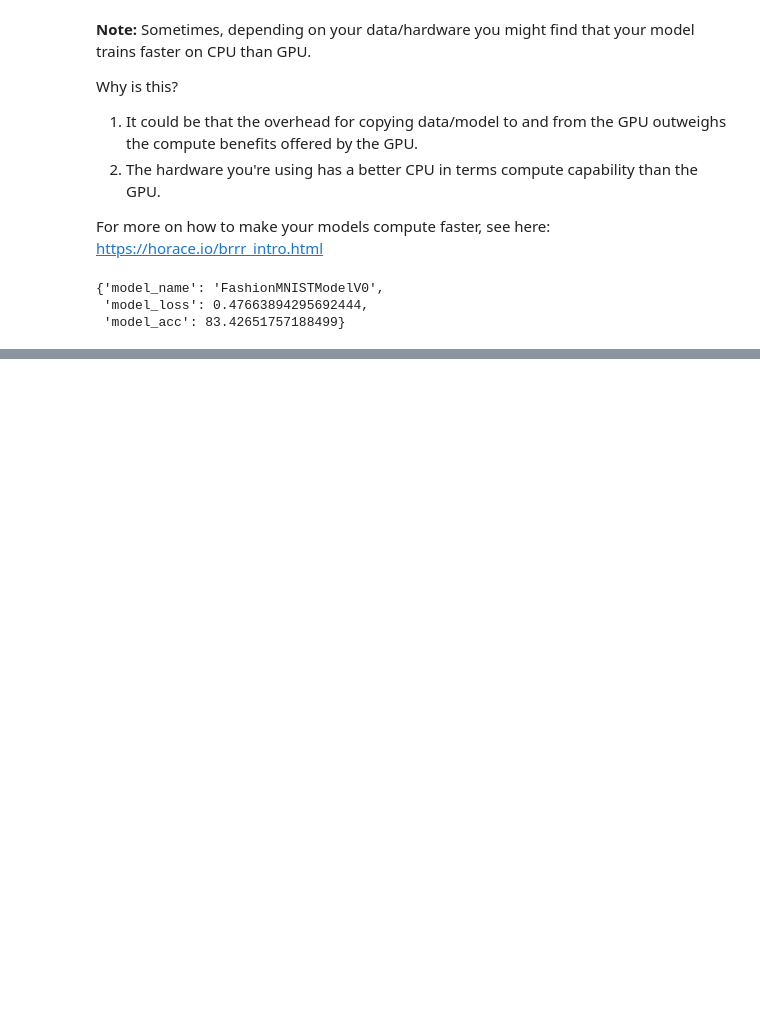
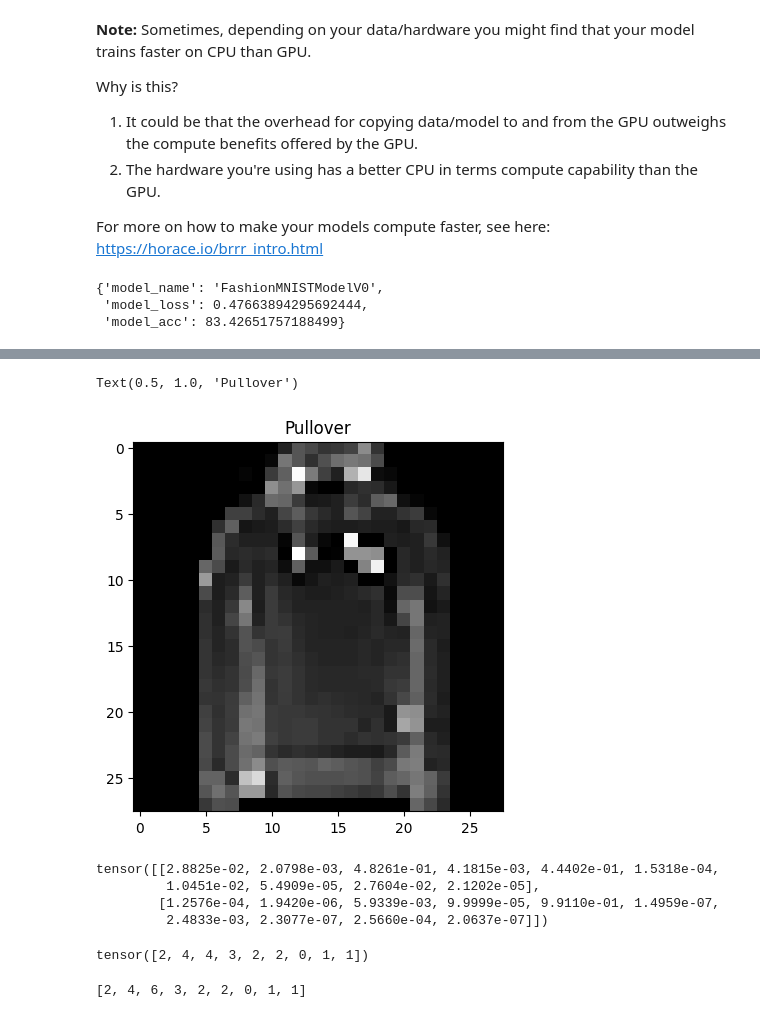
Before and after one commit to ndy-s/pytorch, a Jupyter notebook: 03. PyTorch Computer Vision.ipynb, the cells around one changed output, grey strips where cells are left out. Saved outputs shown, nothing was run; the diff lists cells and outputs as text; code cells hidden in the pictures; blank space fills up the shorter version.

```diff
--- a/03. PyTorch Computer Vision.ipynb
+++ b/03. PyTorch Computer Vision.ipynb
@@ -761,0 +1143,28 @@ total_train_time_model_0
+# %%
+plt.imshow(test_samples[0].squeeze(), cmap="gray")
+plt.title(class_names[test_labels[0]])
+# %% [output]
+Text(0.5, 1.0, 'Pullover')
+[figure, added]
+# %%
+# Make predictions
+pred_probs = make_predictions(model=model_2,
+                              data=test_samples)
+
+# View first two prediction probabilities
+pred_probs[:2]
+# %% [output]
+tensor([[2.8825e-02, 2.0798e-03, 4.8261e-01, 4.1815e-03, 4.4402e-01, 1.5318e-04,
+         1.0451e-02, 5.4909e-05, 2.7604e-02, 2.1202e-05],
+        [1.2576e-04, 1.9420e-06, 5.9339e-03, 9.9999e-05, 9.9110e-01, 1.4959e-07,
+         2.4833e-03, 2.3077e-07, 2.5660e-04, 2.0637e-07]])
+# %%
+# Convert prediction probabilities to labels
+pred_classes = pred_probs.argmax(dim=1)
+pred_classes
+# %% [output]
+tensor([2, 4, 4, 3, 2, 2, 0, 1, 1])
+# %%
+test_labels
+# %% [output]
+[2, 4, 6, 3, 2, 2, 0, 1, 1]
```
Also changed, not shown: parts of 51 cells of this notebook, 6 other files.
